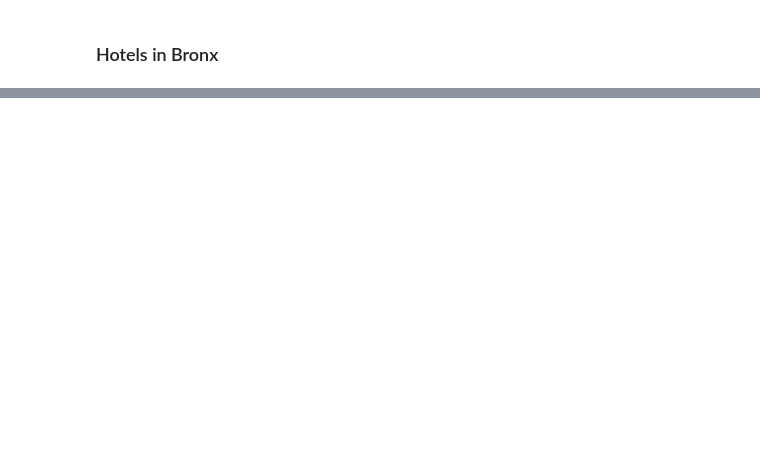
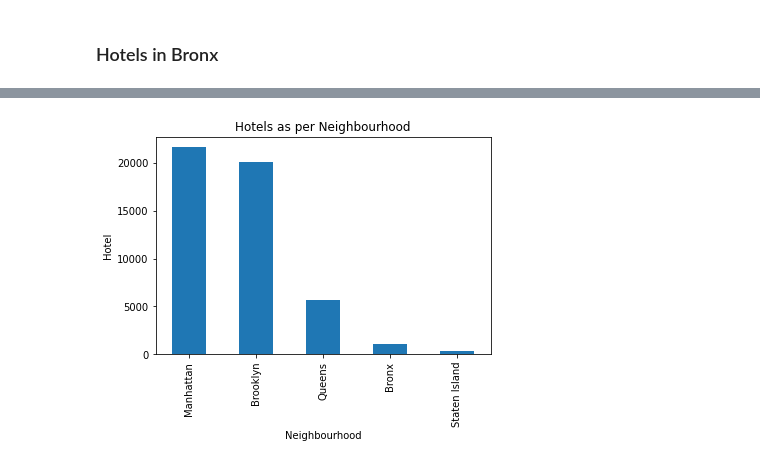
Before and after one commit to Rishekh/Airbnb-Booking-Analysis, a Jupyter notebook: Airbnb_project.ipynb, the cells around one changed output, grey strips where cells are left out. Cells and saved outputs as stored; diff of their text form; code cells hidden in the pictures; blank space fills up the shorter version.

```diff
--- a/Airbnb_project.ipynb
+++ b/Airbnb_project.ipynb
@@ -319,3 +319,14 @@ Bronx_hotel.loc[0:900,["id","name","host_name","neighbourhood_group","minimum_ni
 | 610 | 230854 | Zen Yankee Stadium Pad 5 Minutes ... | Lori | Bronx | 5 |
 | 645 | 245544 | NY/ Big Room for 2 near Manhattan | Victor | Bronx | 2 |
 | 737 | 267535 | Home Away From Home-Room in Bronx | Clara | Bronx | 2 |
+# %%
+neighbourhood= df['neighbourhood_group'].value_counts()
+# %%
+ neighbourhood.plot(kind='bar')
+
+plt.title('Hotels as per Neighbourhood')
+plt.xlabel('Neighbourhood')
+plt.ylabel('Hotel')
+plt.rcParams['figure.figsize']=(20,4)
+# %% [output]
+[figure, added]
```
Also changed, not shown: parts of 7 cells of this notebook.
